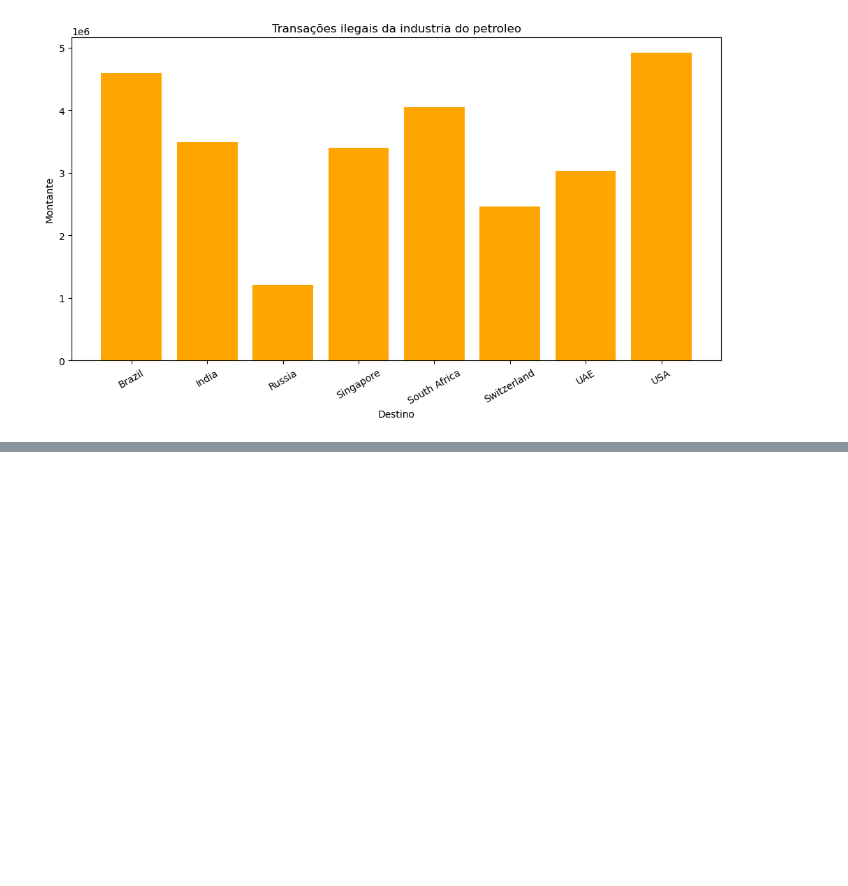
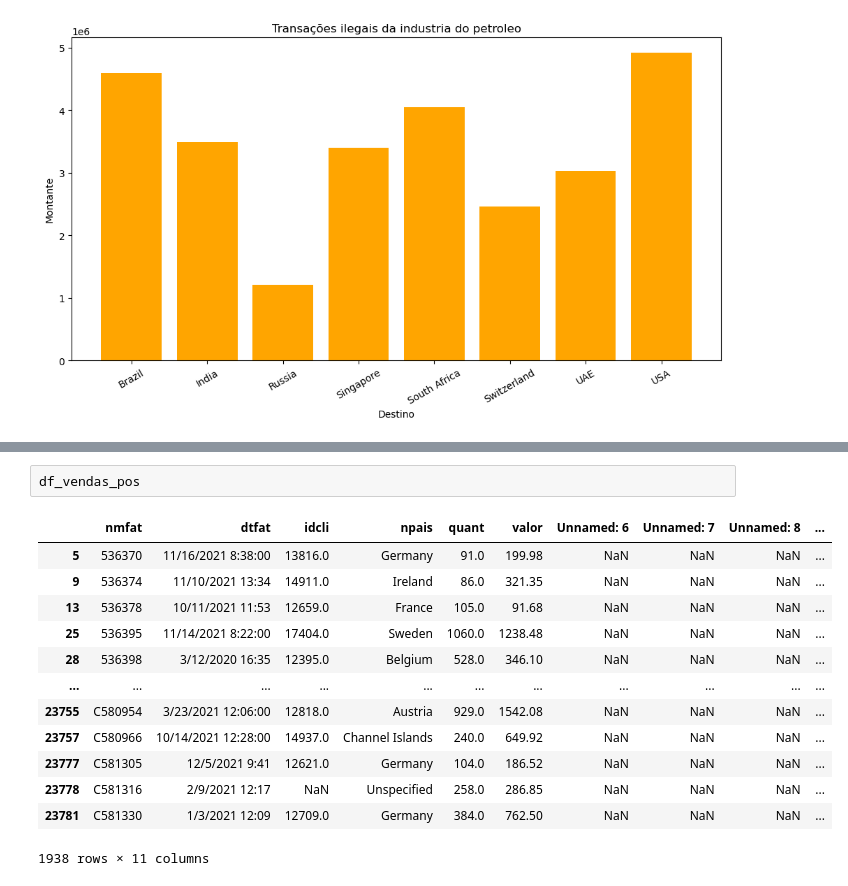
Before and after one commit to wesleymarchi/task-dataset, a Jupyter notebook: sample.ipynb, the cells around one changed output, grey strips where cells are left out. Cells and saved outputs as stored; diff of their text form; blank space fills up the shorter version.

```diff
--- a/sample.ipynb
+++ b/sample.ipynb
@@ -221,0 +253,16 @@ plt.show()
+# %%
+df_vendas_pos
+# %% [output]
+|  | nmfat | dtfat | idcli | npais | quant | valor | Unnamed: 6 | Unnamed: 7 | Unnamed: 8 | ... |
+| 5 | 536370 | 11/16/2021 8:38:00 | 13816.0 | Germany | 91.0 | 199.98 | NaN | NaN | NaN | ... |
+| 9 | 536374 | 11/10/2021 13:34 | 14911.0 | Ireland | 86.0 | 321.35 | NaN | NaN | NaN | ... |
+| 13 | 536378 | 10/11/2021 11:53 | 12659.0 | France | 105.0 | 91.68 | NaN | NaN | NaN | ... |
+| 25 | 536395 | 11/14/2021 8:22:00 | 17404.0 | Sweden | 1060.0 | 1238.48 | NaN | NaN | NaN | ... |
+| 28 | 536398 | 3/12/2020 16:35 | 12395.0 | Belgium | 528.0 | 346.10 | NaN | NaN | NaN | ... |
+| ... | ... | ... | ... | ... | ... | ... | ... | ... | ... | ... |
+| 23755 | C580954 | 3/23/2021 12:06:00 | 12818.0 | Austria | 929.0 | 1542.08 | NaN | NaN | NaN | ... |
+| 23757 | C580966 | 10/14/2021 12:28:00 | 14937.0 | Channel Islands | 240.0 | 649.92 | NaN | NaN | NaN | ... |
+| 23777 | C581305 | 12/5/2021 9:41 | 12621.0 | Germany | 104.0 | 186.52 | NaN | NaN | NaN | ... |
+| 23778 | C581316 | 2/9/2021 12:17 | NaN | Unspecified | 258.0 | 286.85 | NaN | NaN | NaN | ... |
+| 23781 | C581330 | 1/3/2021 12:09 | 12709.0 | Germany | 384.0 | 762.50 | NaN | NaN | NaN | ... |
+1938 rows × 11 columns
```
Also changed, not shown: parts of 5 cells of this notebook, 2 other files.
